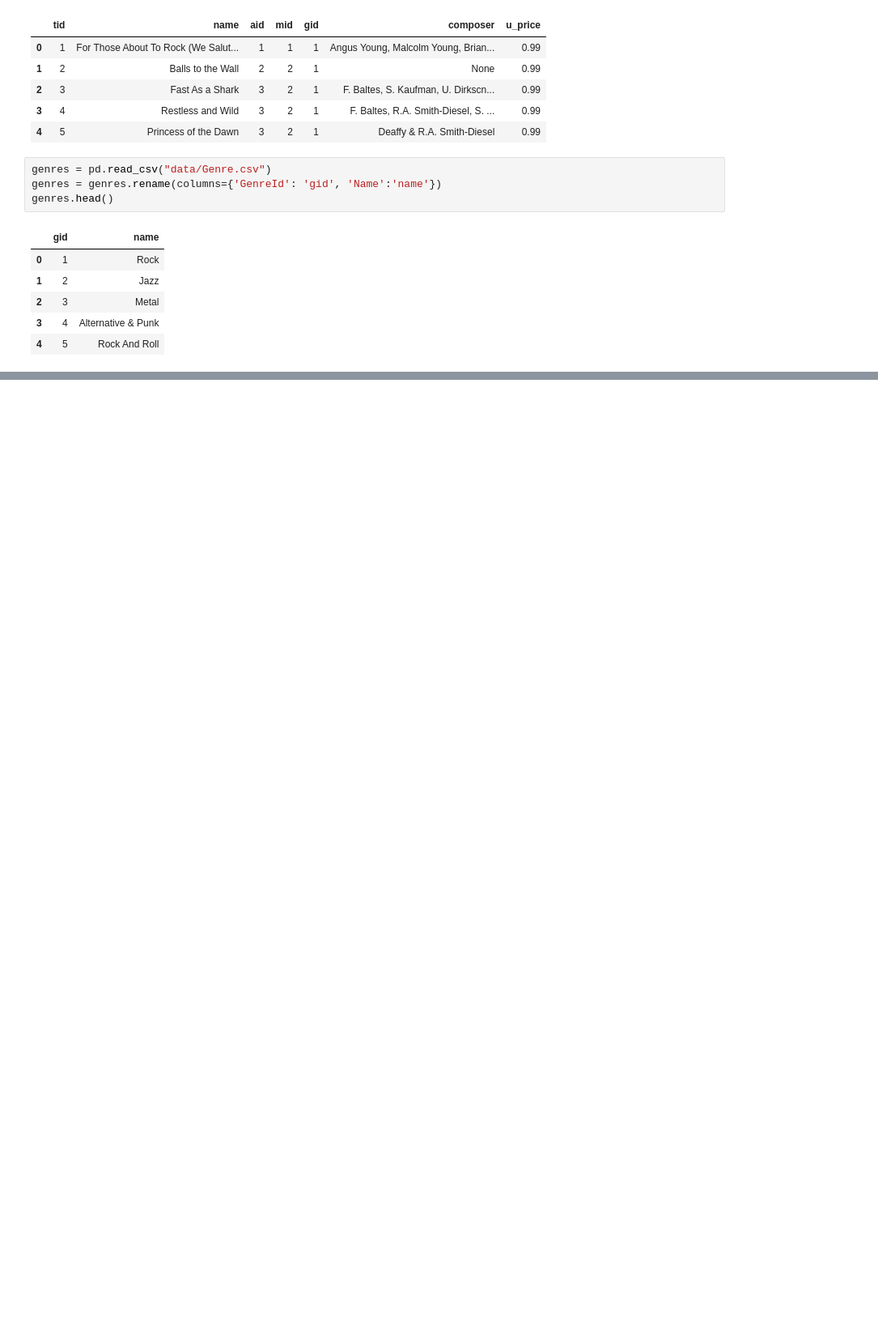
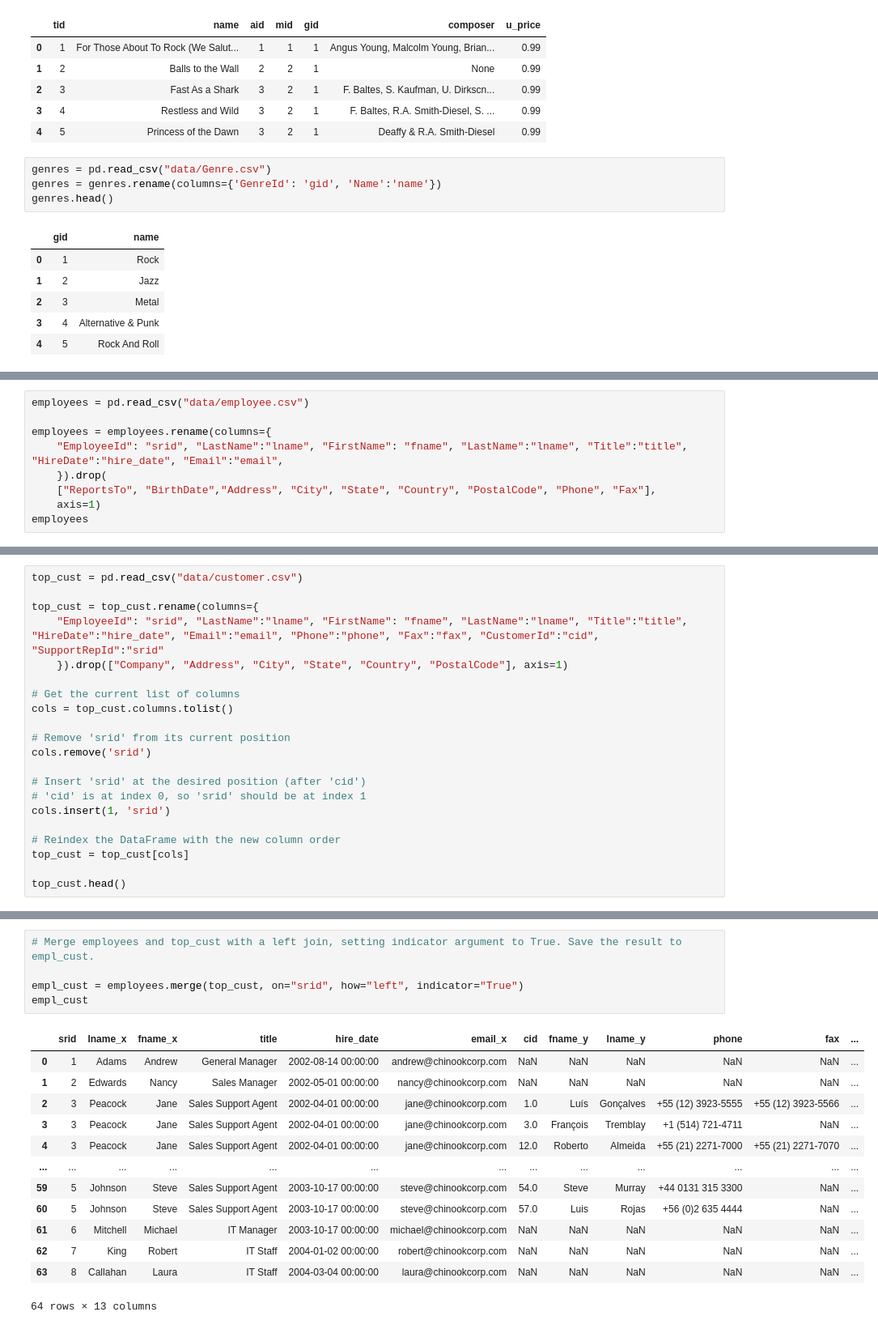
Before and after one commit to jhlopesalves/data-science-notebooks, a Jupyter notebook: Python/data_manipulation/pandas/joining_data_with_pandas/joining_data_pandas.ipynb, the cells around one changed output, grey strips where cells are left out. Shown at 81% size. Saved outputs shown, nothing was run; the diff lists cells and outputs as text; blank space fills up the shorter version.

```diff
--- a/Python/data_manipulation/pandas/joining_data_with_pandas/joining_data_pandas.ipynb
+++ b/Python/data_manipulation/pandas/joining_data_with_pandas/joining_data_pandas.ipynb
@@ -1930,0 +1986,9 @@ top_genres.head()
+# %%
+employees = pd.read_csv("data/employee.csv")
+
+employees = employees.rename(columns={
+    "EmployeeId": "srid", "LastName":"lname", "FirstName": "fname", "LastName":"lname", "Title":"title", "HireDate":"hire_date", "Email":"email",
+    }).drop(
+    ["ReportsTo", "BirthDate","Address", "City", "State", "Country", "PostalCode", "Phone", "Fax"],
+    axis=1)
+employees
@@ -1930,0 +2005,21 @@ top_genres.head()
+# %%
+top_cust = pd.read_csv("data/customer.csv")
+
+top_cust = top_cust.rename(columns={
+    "EmployeeId": "srid", "LastName":"lname", "FirstName": "fname", "LastName":"lname", "Title":"title", "HireDate":"hire_date", "Email":"email", "Phone":"phone", "Fax":"fax", "CustomerId":"cid", "SupportRepId":"srid"
+    }).drop(["Company", "Address", "City", "State", "Country", "PostalCode"], axis=1)
+
+# Get the current list of columns
+cols = top_cust.columns.tolist()
+
+# Remove 'srid' from its current position
+cols.remove('srid')
+
+# Insert 'srid' at the desired position (after 'cid')
+# 'cid' is at index 0, so 'srid' should be at index 1
+cols.insert(1, 'srid')
+
+# Reindex the DataFrame with the new column order
+top_cust = top_cust[cols]
+
+top_cust.head()
@@ -1930,0 +2033,19 @@ top_genres.head()
+# %%
+# Merge employees and top_cust with a left join, setting indicator argument to True. Save the result to empl_cust.
+
+empl_cust = employees.merge(top_cust, on="srid", how="left", indicator="True")
+empl_cust
+# %% [output]
+|  | srid | lname_x | fname_x | title | hire_date | email_x | cid | fname_y | lname_y | phone | fax | ... |
+| 0 | 1 | Adams | Andrew | General Manager | 2002-08-14 00:00:00 | andrew@chinookcorp.com | NaN | NaN | NaN | NaN | NaN | ... |
+| 1 | 2 | Edwards | Nancy | Sales Manager | 2002-05-01 00:00:00 | nancy@chinookcorp.com | NaN | NaN | NaN | NaN | NaN | ... |
+| 2 | 3 | Peacock | Jane | Sales Support Agent | 2002-04-01 00:00:00 | jane@chinookcorp.com | 1.0 | Luís | Gonçalves | +55 (12) 3923-5555 | +55 (12) 3923-5566 | ... |
+| 3 | 3 | Peacock | Jane | Sales Support Agent | 2002-04-01 00:00:00 | jane@chinookcorp.com | 3.0 | François | Tremblay | +1 (514) 721-4711 | NaN | ... |
+| 4 | 3 | Peacock | Jane | Sales Support Agent | 2002-04-01 00:00:00 | jane@chinookcorp.com | 12.0 | Roberto | Almeida | +55 (21) 2271-7000 | +55 (21) 2271-7070 | ... |
+| ... | ... | ... | ... | ... | ... | ... | ... | ... | ... | ... | ... | ... |
+| 59 | 5 | Johnson | Steve | Sales Support Agent | 2003-10-17 00:00:00 | steve@chinookcorp.com | 54.0 | Steve | Murray | +44 0131 315 3300 | NaN | ... |
+| 60 | 5 | Johnson | Steve | Sales Support Agent | 2003-10-17 00:00:00 | steve@chinookcorp.com | 57.0 | Luis | Rojas | +56 (0)2 635 4444 | NaN | ... |
+| 61 | 6 | Mitchell | Michael | IT Manager | 2003-10-17 00:00:00 | michael@chinookcorp.com | NaN | NaN | NaN | NaN | NaN | ... |
+| 62 | 7 | King | Robert | IT Staff | 2004-01-02 00:00:00 | robert@chinookcorp.com | NaN | NaN | NaN | NaN | NaN | ... |
+| 63 | 8 | Callahan | Laura | IT Staff | 2004-03-04 00:00:00 | laura@chinookcorp.com | NaN | NaN | NaN | NaN | NaN | ... |
+64 rows × 13 columns
```
Also changed, not shown: parts of 20 cells of this notebook, 3 other files.
